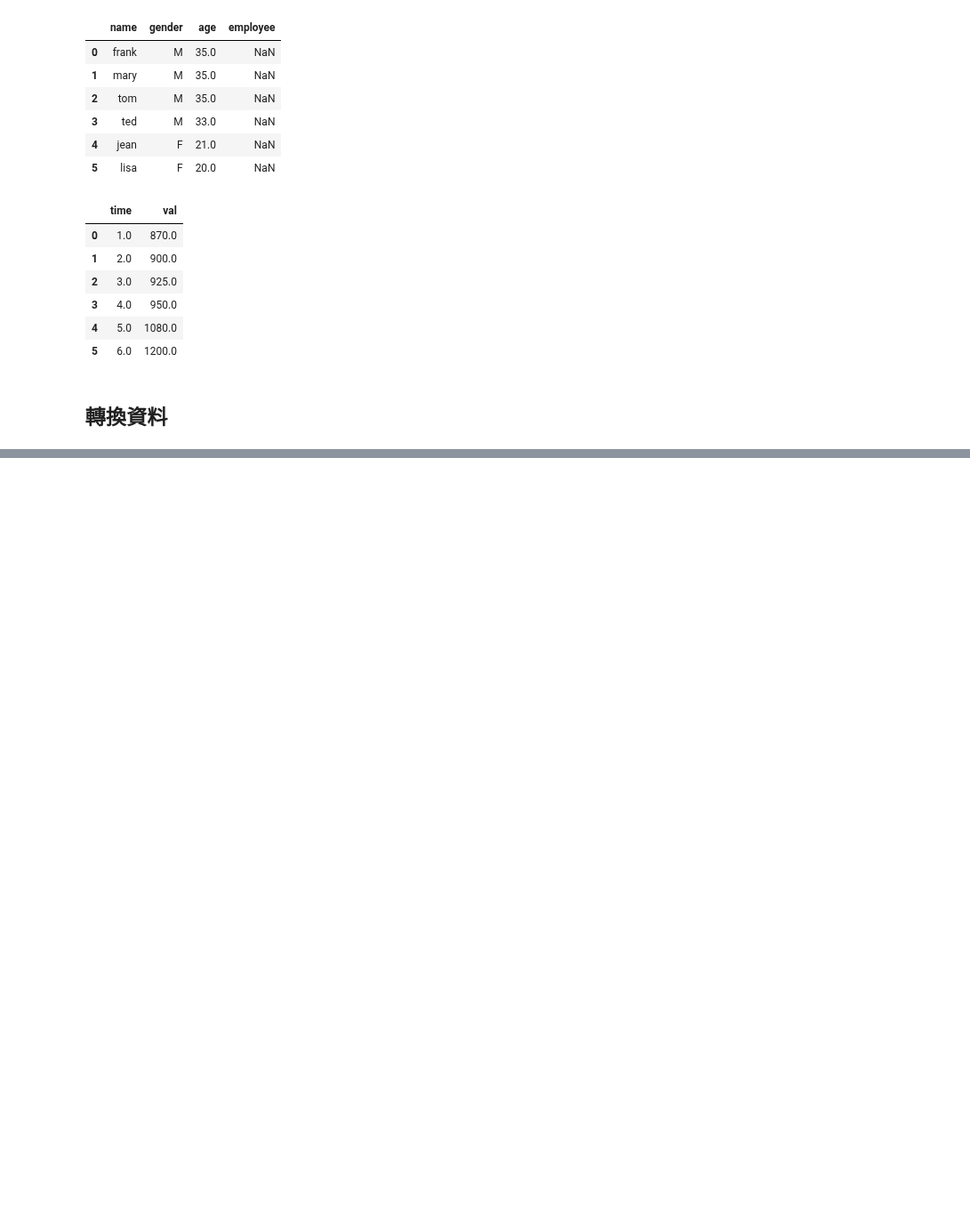
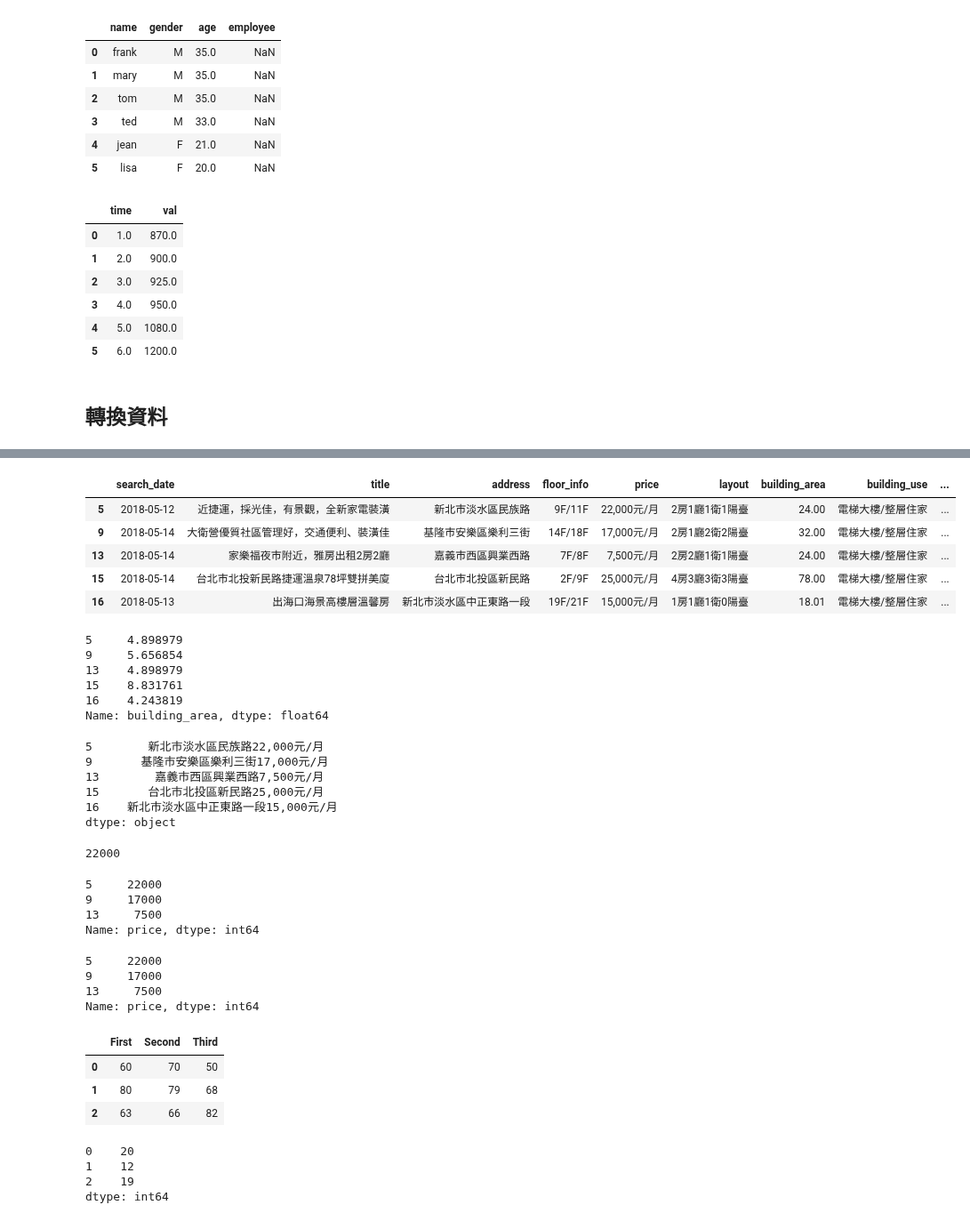
Before and after one commit to ywchiu/taipeifubon, a Jupyter notebook: Demo20200317.ipynb, the cells around one changed output, grey strips where cells are left out. Shown at 89% size. Cells and saved outputs as stored; diff of their text form; code cells hidden in the pictures; blank space fills up the shorter version.

Commit message:
add rent 591

```diff
--- a/Demo20200317.ipynb
+++ b/Demo20200317.ipynb
@@ -471,6 +471,6 @@ df2.interpolate()
 ## 轉換資料
 # %%
 import pandas as pd
-df = pd.read_csv('https://raw.githubusercontent.com/ywchiu/tibamepy/master/data/rent_591.csv', index_col=0)
-df
+df = pd.read_csv('https://raw.githubusercontent.com/ywchiu/taipeifubon/master/data/rent_591.csv', index_col=0)
+df.head()
 # %% [output]
@@ -477,0 +483,45 @@ HTTPError: HTTP Error 404: Not Found
+# %%
+df['square_meter'] = df['building_area'] / 0.3025
+# %%
+df.head()
+# %% [output]
+|  | search_date | title | address | floor_info | price | layout | building_area | building_use | ... |
+| 5 | 2018-05-12 | 近捷運，採光佳，有景觀，全新家電裝潢 | 新北市淡水區民族路 | 9F/11F | 22,000元/月 | 2房1廳1衛1陽臺 | 24.00 | 電梯大樓/整層住家 | ... |
+| 9 | 2018-05-14 | 大衛營優質社區管理好，交通便利、裝潢佳 | 基隆市安樂區樂利三街 | 14F/18F | 17,000元/月 | 2房1廳2衛2陽臺 | 32.00 | 電梯大樓/整層住家 | ... |
+| 13 | 2018-05-14 | 家樂福夜市附近，雅房出租2房2廳 | 嘉義市西區興業西路 | 7F/8F | 7,500元/月 | 2房2廳1衛1陽臺 | 24.00 | 電梯大樓/整層住家 | ... |
+| 15 | 2018-05-14 | 台北市北投新民路捷運溫泉78坪雙拼美廈 | 台北市北投區新民路 | 2F/9F | 25,000元/月 | 4房3廳3衛3陽臺 | 78.00 | 電梯大樓/整層住家 | ... |
+| 16 | 2018-05-13 | 出海口海景高樓層溫馨房 | 新北市淡水區中正東路一段 | 19F/21F | 15,000元/月 | 1房1廳1衛0陽臺 | 18.01 | 電梯大樓/整層住家 | ... |
+# %%
+import numpy
+numpy.sqrt(df['building_area']).head()
+# %% [output]
+5     4.898979
+9     5.656854
+13    4.898979
+15    8.831761
+16    4.243819
+Name: building_area, dtype: float64
+# %%
+(df['address'] + df['price']).head()
+# %% [output]
+5        新北市淡水區民族路22,000元/月
+9       基隆市安樂區樂利三街17,000元/月
+13        嘉義市西區興業西路7,500元/月
+15       台北市北投區新民路25,000元/月
+16    新北市淡水區中正東路一段15,000元/月
+dtype: object
+# %%
+s = '22,000元/月'
+
+def normalizePrice(ele):
+    return int(ele.replace('元/月','').replace(',', ''))
+normalizePrice(s)
+# %% [output]
+22000
+# %%
+df['price'].map(normalizePrice).head(3)
+# %% [output]
+5     22000
+9     17000
+13     7500
+Name: price, dtype: int64
@@ -477,0 +533,28 @@ HTTPError: HTTP Error 404: Not Found
+# %%
+df['price'].map(lambda ele: int(ele.replace('元/月','').replace(',', ''))).head(3)
+# %% [output]
+5     22000
+9     17000
+13     7500
+Name: price, dtype: int64
+# %%
+df2 = pd.DataFrame(\
+[\
+   [60,70,50],\
+   [80,79,68],\
+   [63,66,82]], \
+  columns = ['First', 'Second', 'Third'])
+df2
+# %% [output]
+|  | First | Second | Third |
+| 0 | 60 | 70 | 50 |
+| 1 | 80 | 79 | 68 |
+| 2 | 63 | 66 | 82 |
+# %%
+# axis = 1, by 列作計算
+df2.apply(lambda e: e.max() - e.min(), axis=1)
+# %% [output]
+0    20
+1    12
+2    19
+dtype: int64
```
Also changed, not shown: parts of 5 cells of this notebook.
